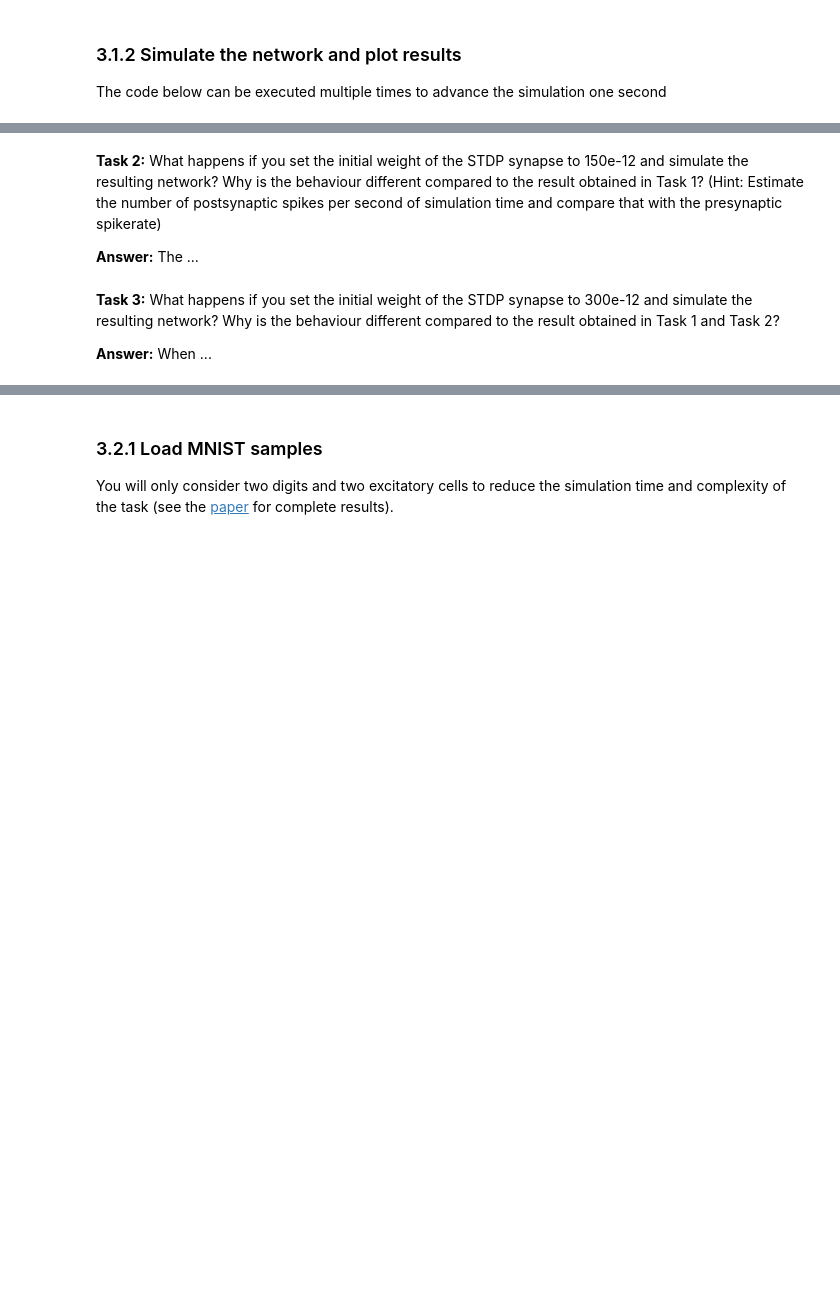
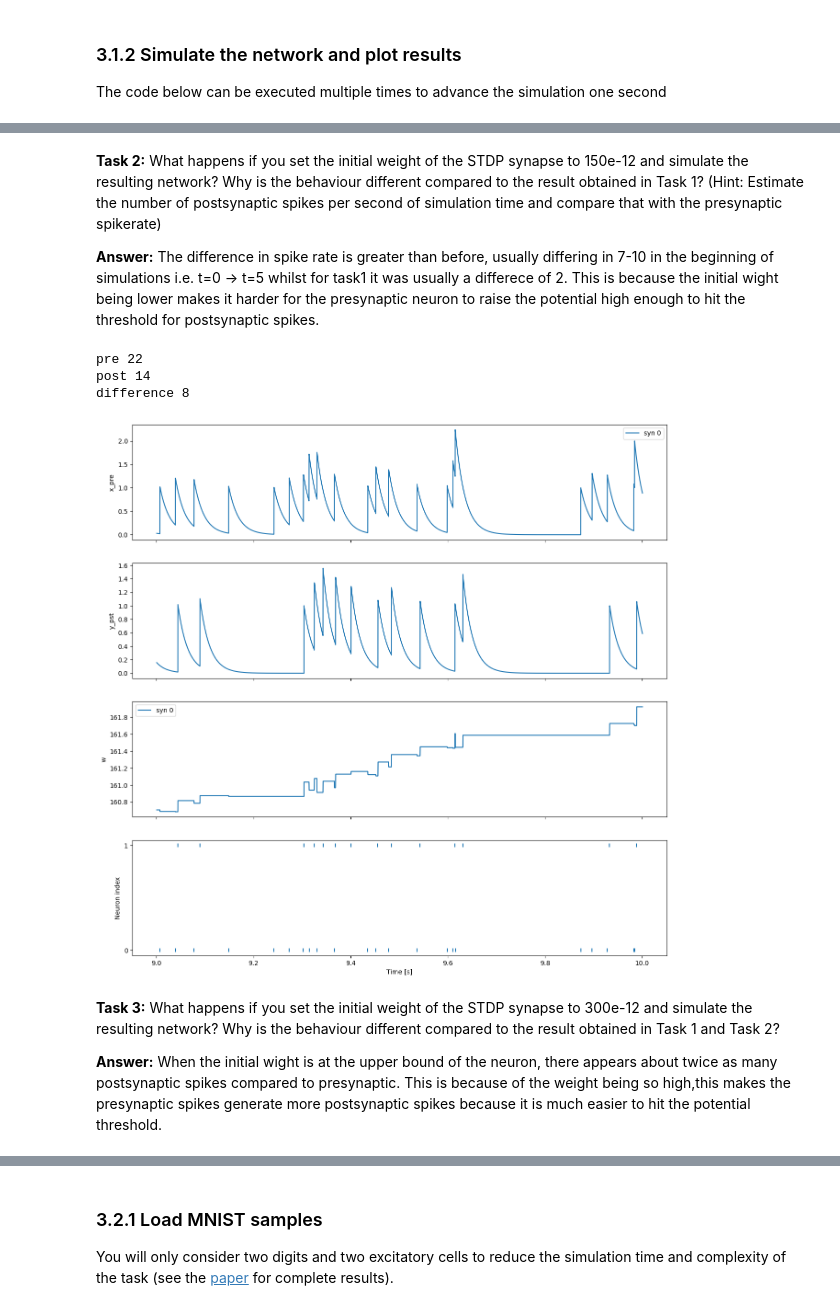
Before and after one commit to vachanaj/D7046E, a Jupyter notebook: snn2/SNN-Excercise-2.ipynb, the cells around one changed output, grey strips where cells are left out. Saved outputs shown, nothing was run; the diff lists cells and outputs as text; code cells hidden in the pictures; blank space fills up the shorter version.

Commit message:
Update SNN-Excercise-2.ipynb
task1-4

```diff
--- a/snn2/SNN-Excercise-2.ipynb
+++ b/snn2/SNN-Excercise-2.ipynb
@@ -185,14 +185,15 @@ def update(dt, t, neurons, connections):
 n0 = poisson_neuron(20)
 
 # LIF neuron with one STDP synapse
-n_stdp = lif_stdp_neuron( ... )
-n_stdp['w_syn'][0] = ...
+n_stdp = lif_stdp_neuron(1, w_min=0, w_max=300e-12, gamma=10)
+n_stdp['w_syn'][0] = 200e-12
+
 
 # Neuron population
 neurons = [n0, n_stdp]
 
 # Connect n0 to n_stdp
-connections = [...]   # [post,syn,pre], see former SNN exercise
+connections = [[1, 0, 0]]   # [post,syn,pre], see former SNN exercise
 
 # Init time coordinate and stepsize
 t = 0
@@ -242,4 +249,4 @@ rasterplot(ax4, t_spike, n_spike,'Time [s]','Neuron index')
 # %% [markdown]
 **Task 2:** What happens if you set the initial weight of the STDP synapse to 150e-12 and simulate the resulting network? Why is the behaviour different compared to the result obtained in Task 1? (Hint: Estimate the number of postsynaptic spikes per second of simulation time and compare that with the presynaptic spikerate)
 
-**Answer:** The ...
+**Answer:** The difference in spike rate is greater than before, usually differing in 7-10 in the beginning of simulations i.e. t=0 -> t=5 whilst for task1 it was usually a differece of 2. This is because the initial wight being lower makes it harder for the presynaptic neuron to raise the potential high enough to hit the threshold for postsynaptic spikes.
@@ -249,4 +253,56 @@ rasterplot(ax4, t_spike, n_spike,'Time [s]','Neuron index')
+# %%
+
+# Code for Task 2
+# !! rerun 3.1.1 to set time to 0 otherwise this runs with task1¨s initial weight !!
+
+if(t == 0):
+    n_stdp['w_syn'][0] = 150e-12
+
+
+t0 = t
+tv = []
+x = []
+y = []
+w = []
+t_spike = []
+n_spike = []
+
+while t < t0+1:
+
+    spikes = update(dt, t, neurons, connections)
+
+    # Store membrane potentials needed for plotting/analysis
+    tv.append(t)
+    x.append(list(n_stdp['x_pre']))
+    y.append(n_stdp['y_pst'])
+    w.append(list(n_stdp['w_syn']/1e-12))
+
+    # Store spikes needed for plotting/analysis
+    if len(spikes)>0:
+        for s in spikes:
+            t_spike.append(t)
+            n_spike.append(s)
+
+    # Timestep completed
+    t += dt
+
+plt.rcParams['figure.figsize'] = [15, 15]
+fig,(ax1,ax2,ax3,ax4) = plt.subplots(4,1, sharex=True)
+ax1.plot(tv,x); ax1.set_ylabel('x_pre'); ax1.legend(['syn 0'])
+ax2.plot(tv,y); ax2.set_ylabel('y_pst')
+ax3.plot(tv,w); ax3.set_ylabel('w'); ax3.legend(['syn 0'])
+rasterplot(ax4, t_spike, n_spike,'Time [s]','Neuron index')
+#fig.savefig('stdp_example.pdf',format='pdf')
+
+print("pre",n_spike.count(0))
+print("post",n_spike.count(1))
+print("difference",(n_spike.count(0) - n_spike.count(1)))
+# %% [output]
+pre 22
+post 14
+difference 8
+[figure, added]
 # %% [markdown]
 **Task 3:** What happens if you set the initial weight of the STDP synapse to 300e-12 and simulate the resulting network? Why is the behaviour different compared to the result obtained in Task 1 and Task 2?
 
-**Answer:** When ...
+**Answer:** When the initial wight is at the upper bound of the neuron, there appears about twice as many postsynaptic spikes compared to presynaptic. This is because of the weight being so high,this makes the presynaptic spikes generate more postsynaptic spikes because it is much easier to hit the potential threshold.
```
Also changed, not shown: parts of 8 cells of this notebook.
